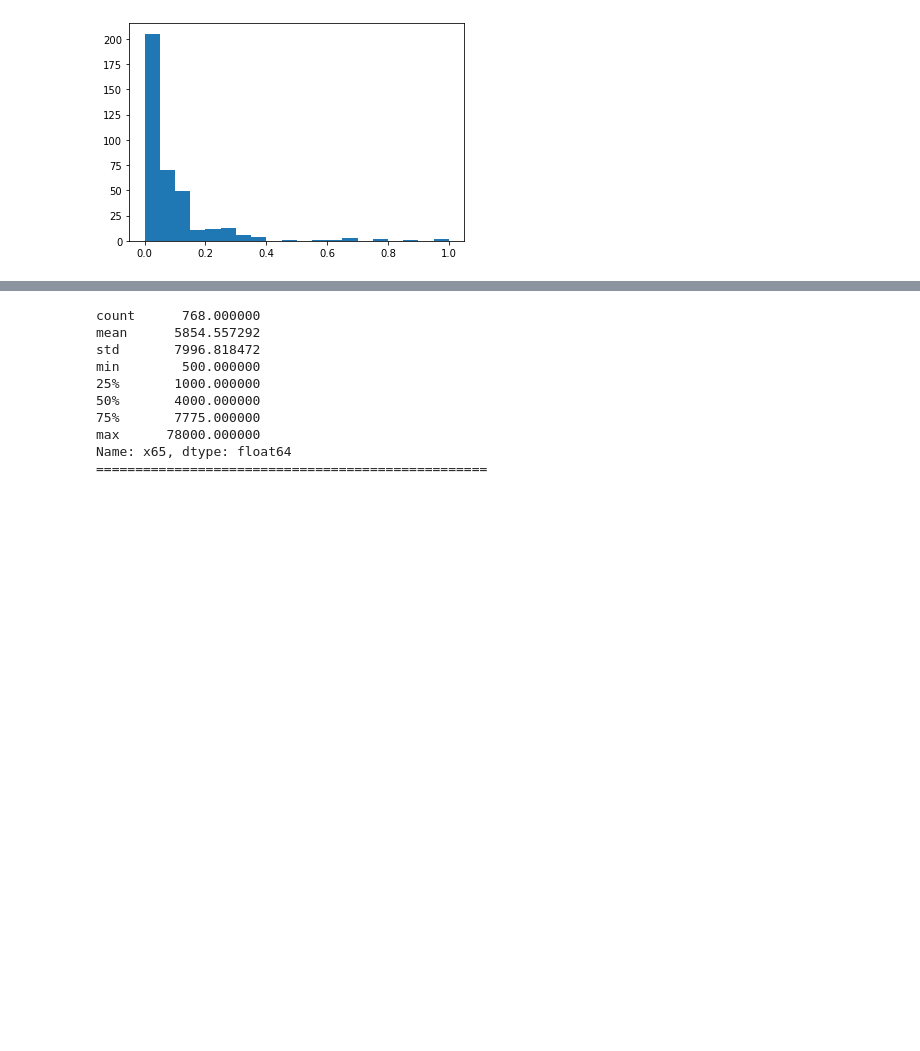
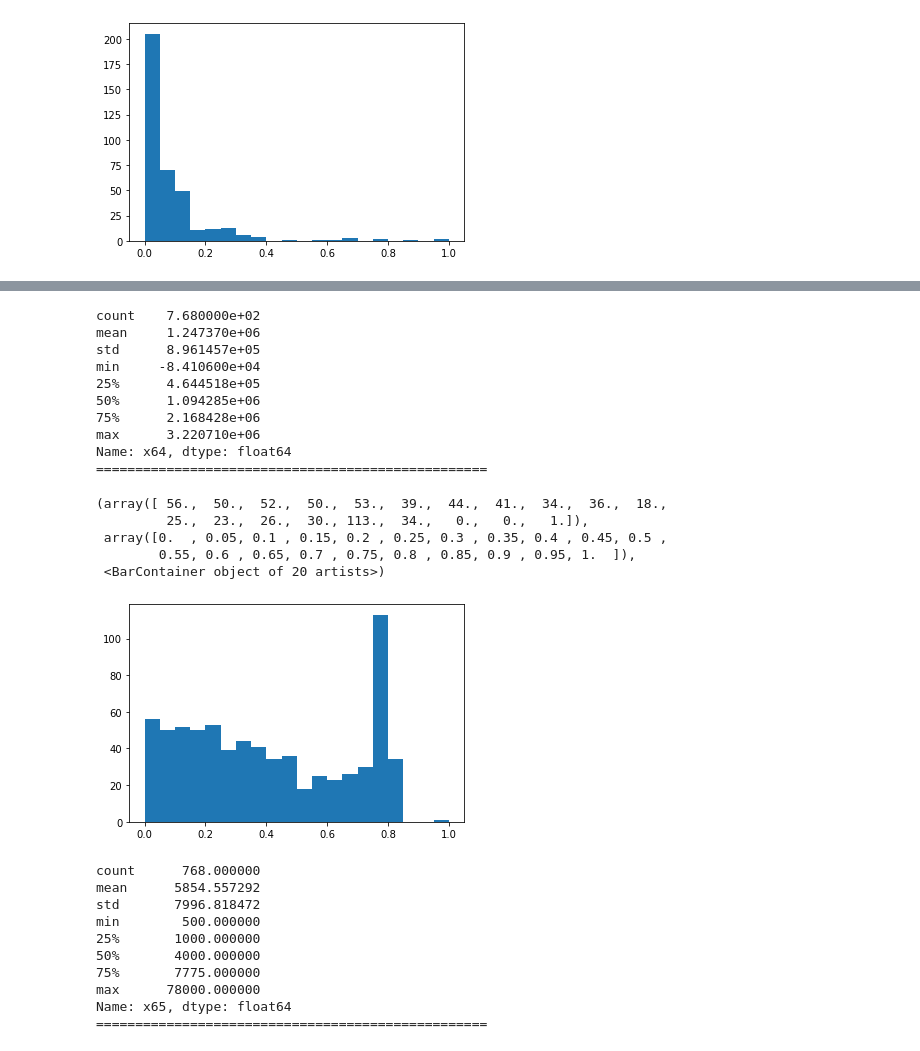
Before and after one commit to tk-tatsuro/data-science, a Jupyter notebook: bainary_classification/binary_classification.ipynb, the cells around one changed output, grey strips where cells are left out. Drawn from its saved outputs; the diff is of its cells as text; code cells hidden in the pictures; blank space fills up the shorter version.

```diff
--- a/bainary_classification/binary_classification.ipynb
+++ b/bainary_classification/binary_classification.ipynb
@@ -779,3 +738,27 @@ Name: x64, dtype: float64
+# %%
+print(df_hist['x64'].describe())
+print("="*50)
+# plt.hist(df_hist['x64'], bins=20, range=(0,330000))
+# print("="*50)
+df_hist['x64'] = df_hist['x64']/df_hist['x64'].max()
+plt.hist(df_hist['x64'], bins=20, range=(0,1))
+# %% [output]
+count    7.680000e+02
+mean     1.247370e+06
+std      8.961457e+05
+min     -8.410600e+04
+25%      4.644518e+05
+50%      1.094285e+06
+75%      2.168428e+06
+max      3.220710e+06
+Name: x64, dtype: float64
+==================================================
+(array([ 56.,  50.,  52.,  50.,  53.,  39.,  44.,  41.,  34.,  36.,  18.,
+         25.,  23.,  26.,  30., 113.,  34.,   0.,   0.,   1.]),
+ array([0.  , 0.05, 0.1 , 0.15, 0.2 , 0.25, 0.3 , 0.35, 0.4 , 0.45, 0.5 ,
+        0.55, 0.6 , 0.65, 0.7 , 0.75, 0.8 , 0.85, 0.9 , 0.95, 1.  ]),
+ <BarContainer object of 20 artists>)
+[figure, added]
 # %%
 print(df_hist['x65'].describe())
 print("="*50)
```
Also changed, not shown: parts of 44 cells of this notebook.
